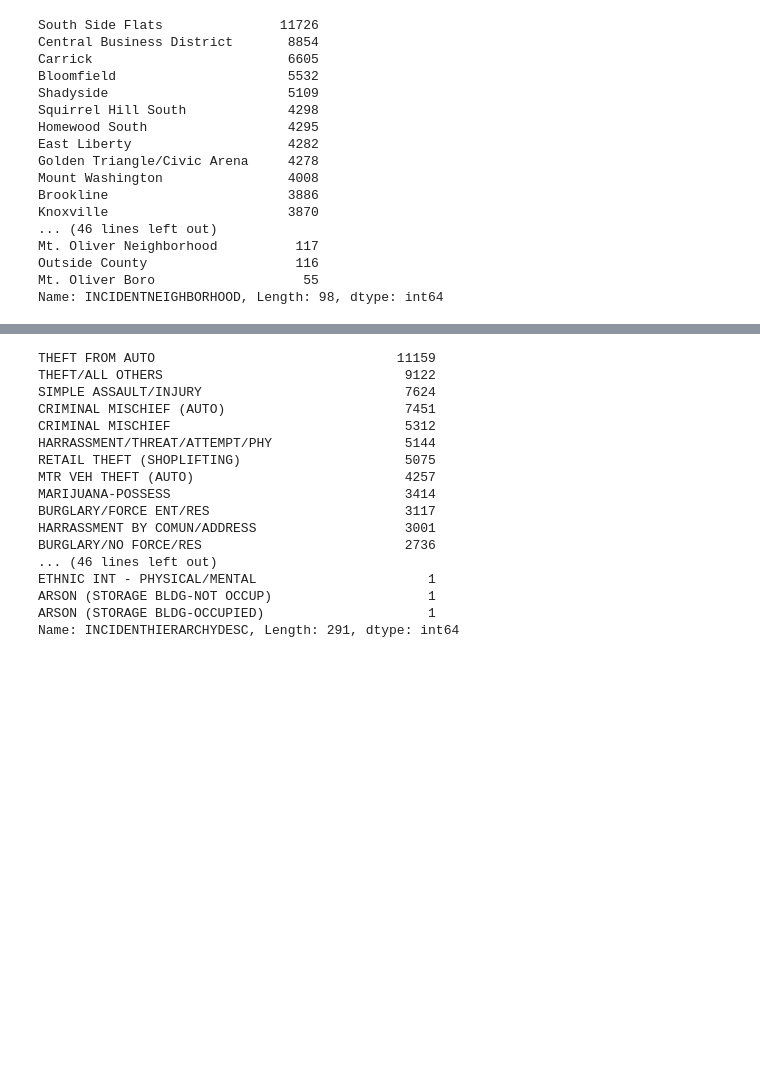
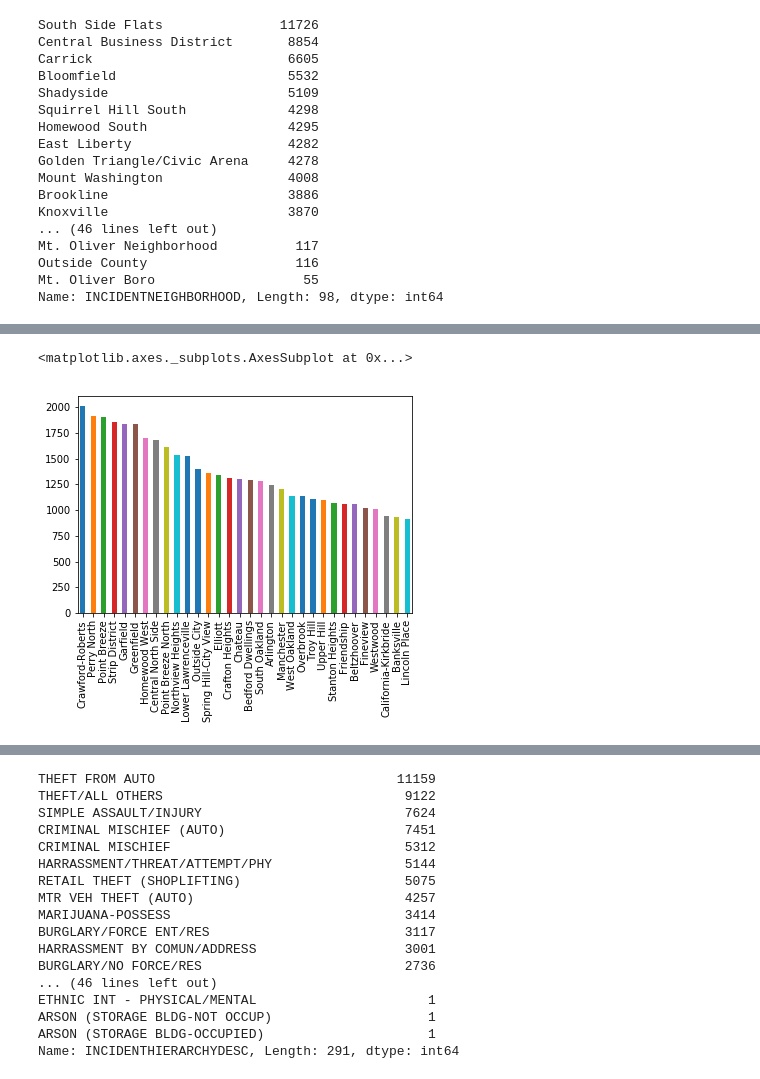
Before and after one commit to dcipicchio/CMPINF-group-8-final-project, a Jupyter notebook: Crimes_by_Neighborhood.ipynb, the cells around one changed output, grey strips where cells are left out. Saved outputs shown, nothing was run; the diff lists cells and outputs as text; code cells hidden in the pictures; blank space fills up the shorter version.

```diff
--- a/Crimes_by_Neighborhood.ipynb
+++ b/Crimes_by_Neighborhood.ipynb
@@ -41,0 +42,5 @@ crimesPerNeighborhood.head(30).plot.bar()
+# %%
+crimesPerNeighborhood.iloc[34:66].plot.bar()
+# %% [output]
+<matplotlib.axes._subplots.AxesSubplot at 0x...>
+[figure, added]
```
Also changed, not shown: parts of 2 cells of this notebook.
